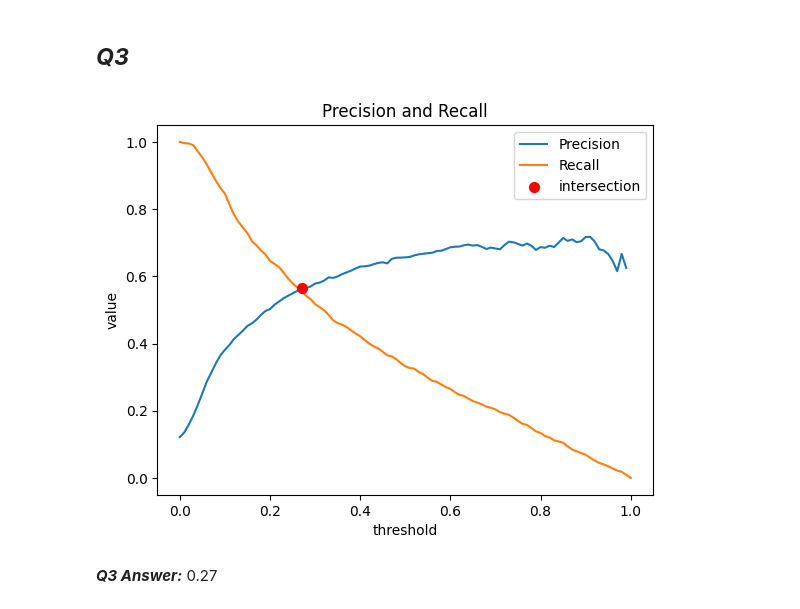
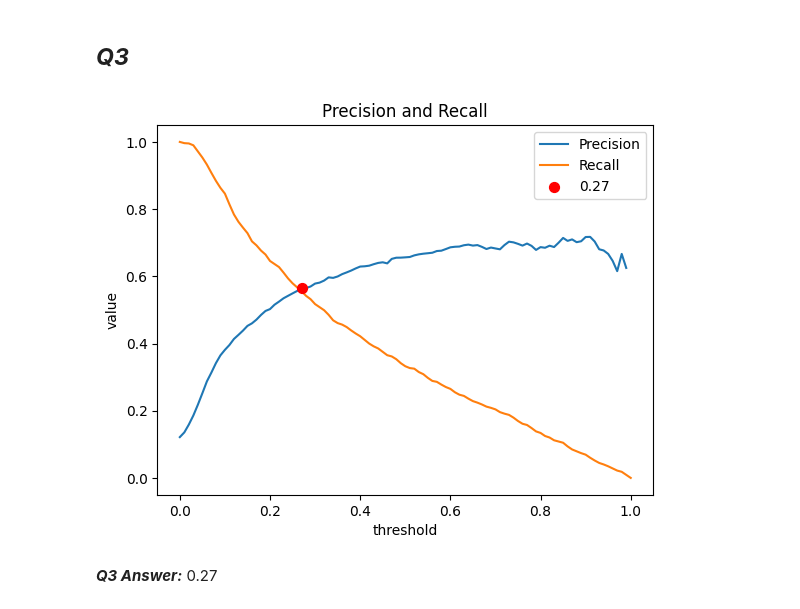
Before and after one commit to RossRV/ml_zoomcamp_course, a Jupyter notebook: homework/04-evaluation/homework.ipynb, the cells around one changed output. Saved outputs shown, nothing was run; the diff lists cells and outputs as text; code cells hidden in the pictures.

Commit message:
intersection value added

```diff
--- a/homework/04-evaluation/homework.ipynb
+++ b/homework/04-evaluation/homework.ipynb
@@ -187,35 +187,36 @@ np.float64(0.9)
 thresholds = np.linspace(0, 1, 101)
 
 precisions = []
 recalls = []
 
 for t in thresholds:
     actual_positive = (y_val == 1)
     actual_negative = (y_val == 0)
 
     predict_positive = (y_pred >= t)
     predict_negative = (y_pred < t)
 
     tp = (actual_positive & predict_positive).sum()
     tn = (actual_negative & predict_negative).sum()
     fp = (actual_negative & predict_positive).sum()
     fn = (actual_positive & predict_negative).sum()
     precisions.append(tp / (tp + fp))
     recalls.append(tp / (tp + fn))
 
 df_pr = pd.DataFrame({'Precision': precisions, 'Recall': recalls}, index=thresholds)
 ax = df_pr.plot(y=['Precision', 'Recall'], xlabel='threshold', ylabel='value', title='Precision and Recall')
 
 
 intersection_threshold = df_pr.index.to_series().interpolate()[idx]
 intersection_value = df_pr['Precision'].interpolate()[idx]
-ax.scatter(intersection_threshold, intersection_value, color='red', s=50, zorder=3, label='intersection')
+ax.scatter(intersection_threshold, intersection_value, color='red', s=50, zorder=3, label=f"{intersection_threshold:.2f}")
 
 ax.legend()
 
+
 plt.show()
 # %% [output]
-[figure, old version]
+[figure, new version]
 # %% [markdown]
 ***Q3 Answer:*** 0.27
 # %% [markdown]
```
